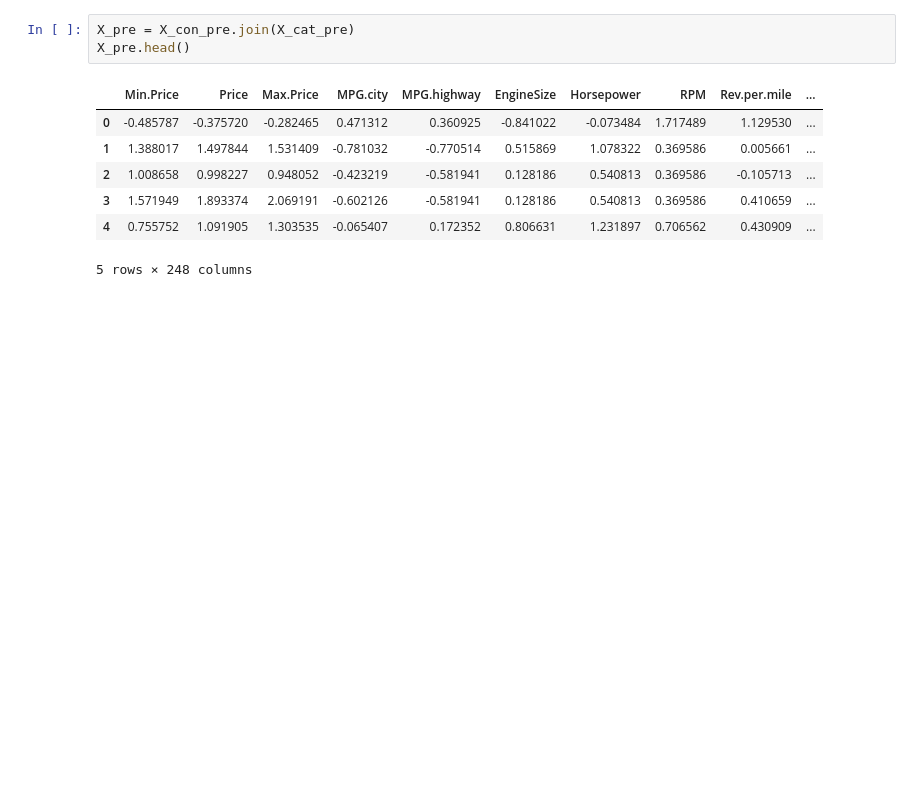
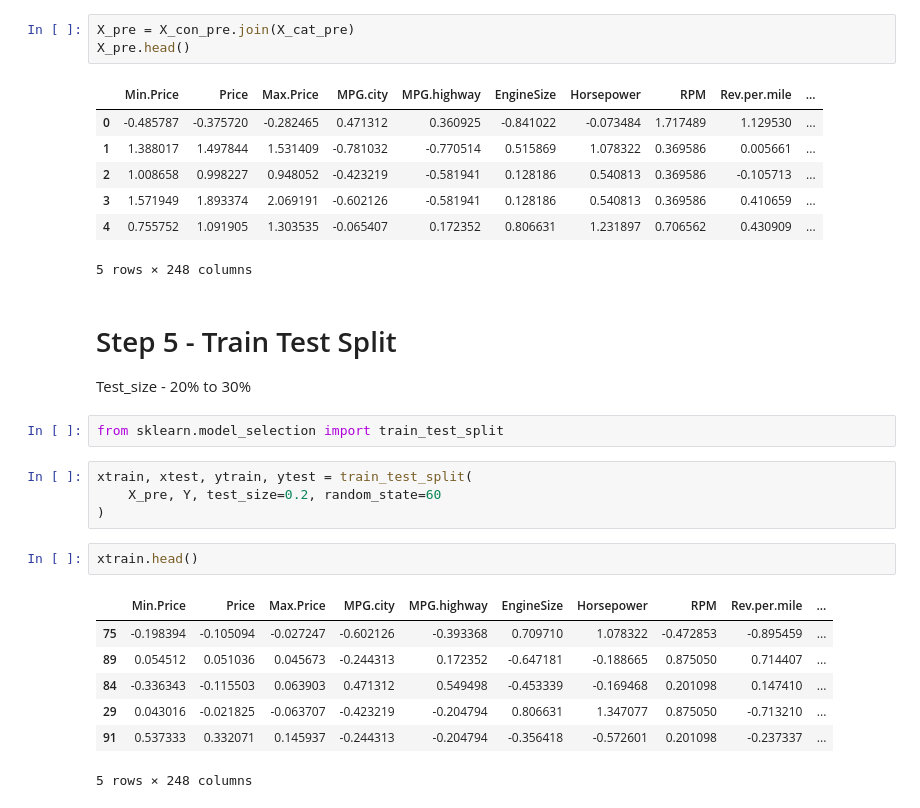
Before and after one commit to rohitpatne14/machine_learning, a Jupyter notebook: practical2(preprocessing)/preprocessing.ipynb, the cells around one changed output. Drawn from its saved outputs; the diff is of its cells as text; blank space fills up the shorter version.

```diff
--- a/practical2(preprocessing)/preprocessing.ipynb
+++ b/practical2(preprocessing)/preprocessing.ipynb
@@ -323,3 +323,22 @@ X_pre.head()
 | 3 | 1.571949 | 1.893374 | 2.069191 | -0.602126 | -0.581941 | 0.128186 | 0.540813 | 0.369586 | 0.410659 | ... |
 | 4 | 0.755752 | 1.091905 | 1.303535 | -0.065407 | 0.172352 | 0.806631 | 1.231897 | 0.706562 | 0.430909 | ... |
 5 rows × 248 columns
+# %% [markdown]
+# Step 5 - Train Test Split
+Test_size - 20% to 30%
+# %%
+from sklearn.model_selection import train_test_split
+# %%
+xtrain, xtest, ytrain, ytest = train_test_split(
+    X_pre, Y, test_size=0.2, random_state=60
+)
+# %%
+xtrain.head()
+# %% [output]
+|  | Min.Price | Price | Max.Price | MPG.city | MPG.highway | EngineSize | Horsepower | RPM | Rev.per.mile | ... |
+| 75 | -0.198394 | -0.105094 | -0.027247 | -0.602126 | -0.393368 | 0.709710 | 1.078322 | -0.472853 | -0.895459 | ... |
+| 89 | 0.054512 | 0.051036 | 0.045673 | -0.244313 | 0.172352 | -0.647181 | -0.188665 | 0.875050 | 0.714407 | ... |
+| 84 | -0.336343 | -0.115503 | 0.063903 | 0.471312 | 0.549498 | -0.453339 | -0.169468 | 0.201098 | 0.147410 | ... |
+| 29 | 0.043016 | -0.021825 | -0.063707 | -0.423219 | -0.204794 | 0.806631 | 1.347077 | 0.875050 | -0.713210 | ... |
+| 91 | 0.537333 | 0.332071 | 0.145937 | -0.244313 | -0.204794 | -0.356418 | -0.572601 | 0.201098 | -0.237337 | ... |
+5 rows × 248 columns
```
Also changed, not shown: parts of 53 cells of this notebook, 4 other files.
